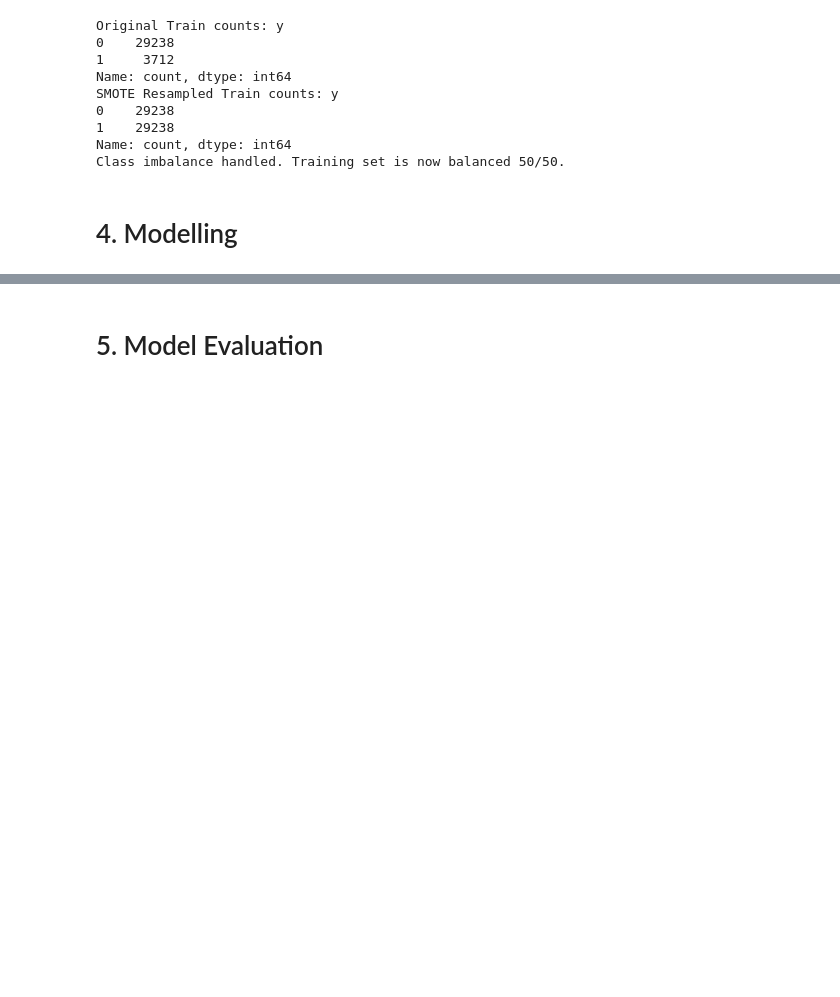
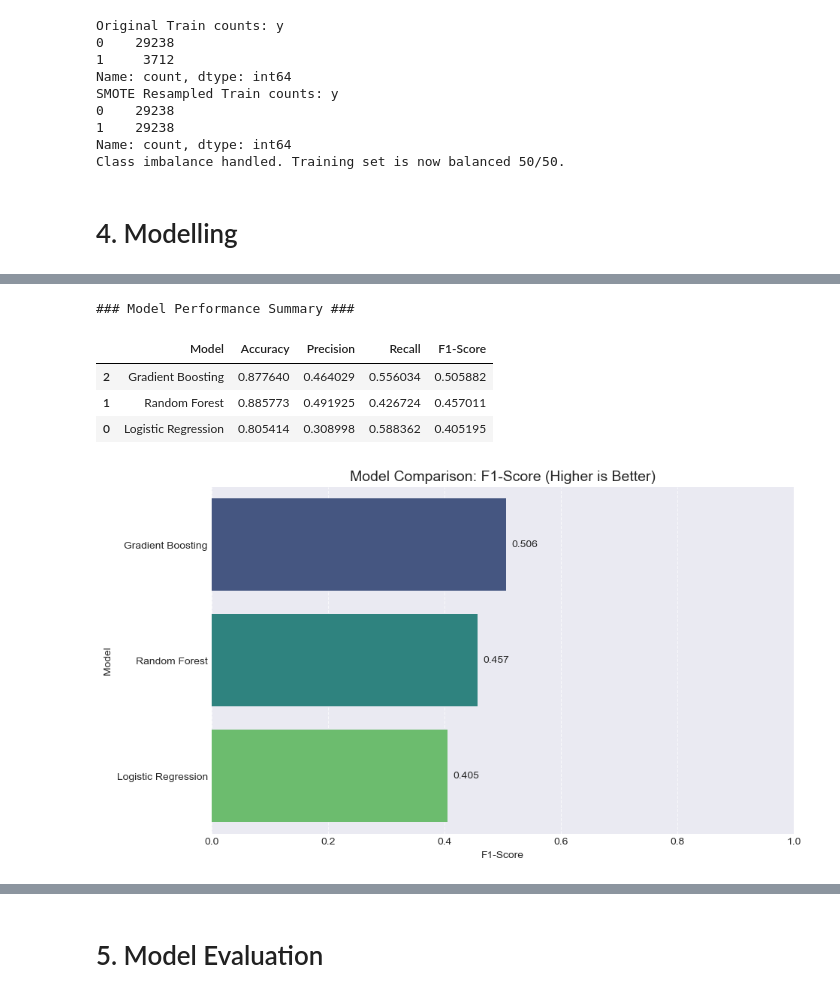
Before and after one commit to isabellakeh/machine-learning-bank, a Jupyter notebook: MLDP Program Codes Submission Template.ipynb, the cells around one changed output, grey strips where cells are left out. Saved outputs shown, nothing was run; the diff lists cells and outputs as text; code cells hidden in the pictures; blank space fills up the shorter version.

Commit message:
Evaluating models

```diff
--- a/MLDP Program Codes Submission Template.ipynb
+++ b/MLDP Program Codes Submission Template.ipynb
@@ -973,0 +974,15 @@ Class imbalance handled. Training set is now balanced 50/50.
+# %%
+# Import libraries for modelling
+from sklearn.linear_model import LogisticRegression
+from sklearn.ensemble import RandomForestClassifier, GradientBoostingClassifier
+from sklearn.metrics import classification_report, accuracy_score, f1_score, precision_score, recall_score
+import pandas as pd
+
+# Define the models to compare
+models = {
+    "Logistic Regression": LogisticRegression(max_iter=1000, random_state=42),
+    "Random Forest": RandomForestClassifier(random_state=42),
+    "Gradient Boosting": GradientBoostingClassifier(random_state=42)
+}
+
+print("Models initialized: Logistic Regression, Random Forest, Gradient Boosting")
@@ -975,0 +1045,29 @@ Class imbalance handled. Training set is now balanced 50/50.
+# %%
+# Display the Comparison Table
+print("\n### Model Performance Summary ###")
+# Sort by F1-Score as important for imbalanced data
+display(results_df.sort_values(by="F1-Score", ascending=False))
+
+# Visualize the F1-Scores
+import matplotlib.pyplot as plt
+import seaborn as sns
+
+plt.figure(figsize=(10, 6))
+sns.barplot(x="F1-Score", y="Model", data=results_df.sort_values(by="F1-Score", ascending=False), palette="viridis")
+plt.title("Model Comparison: F1-Score (Higher is Better)", fontsize=14)
+plt.xlabel("F1-Score")
+plt.xlim(0, 1.0)
+plt.grid(axis='x', linestyle='--', alpha=0.7)
+
+# Add values to the ends of the bars
+for index, value in enumerate(results_df.sort_values(by="F1-Score", ascending=False)['F1-Score']):
+    plt.text(value + 0.01, index, f'{value:.3f}', va='center')
+
+plt.show()
+# %% [output]
+### Model Performance Summary ###
+|  | Model | Accuracy | Precision | Recall | F1-Score |
+| 2 | Gradient Boosting | 0.877640 | 0.464029 | 0.556034 | 0.505882 |
+| 1 | Random Forest | 0.885773 | 0.491925 | 0.426724 | 0.457011 |
+| 0 | Logistic Regression | 0.805414 | 0.308998 | 0.588362 | 0.405195 |
+[figure, added]
```
Also changed, not shown: parts of 5 cells of this notebook.
